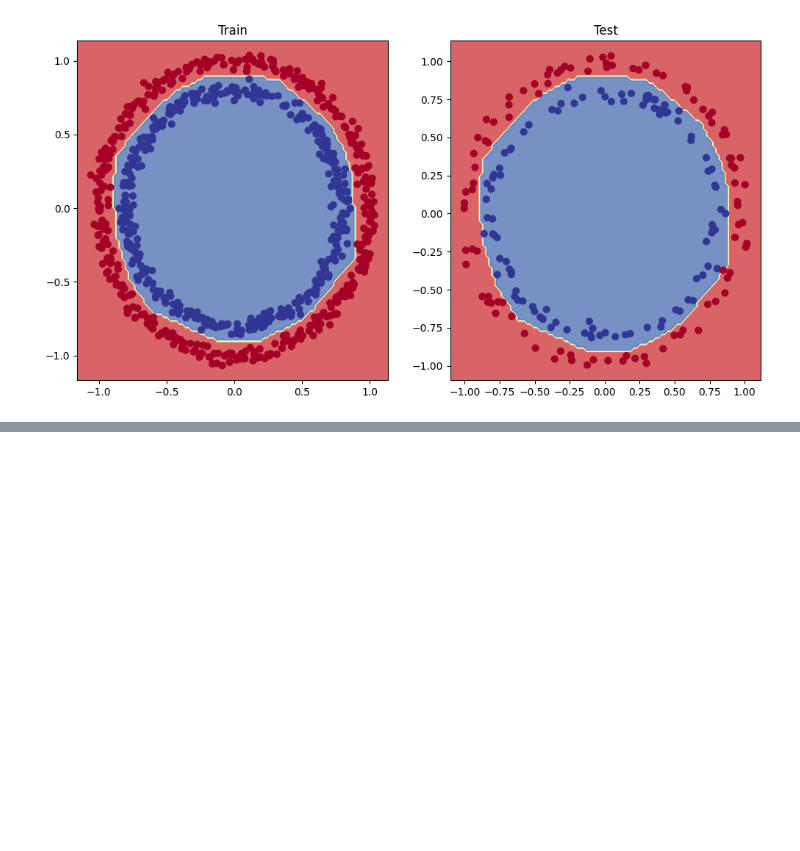
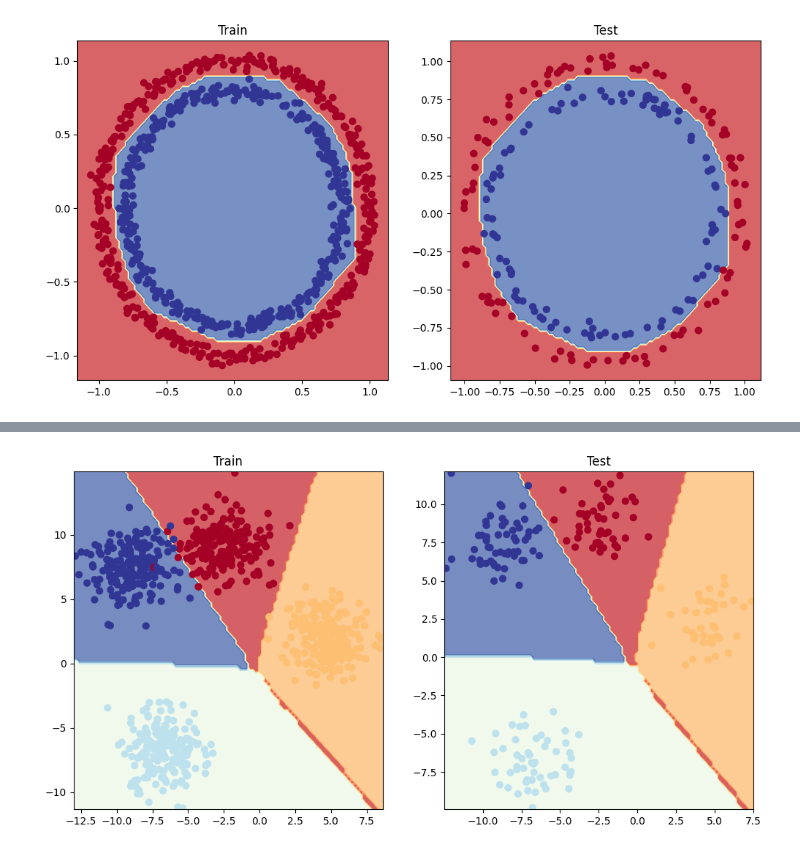
Before and after one commit to dozetype/pytorch-notes, a Jupyter notebook: classification.ipynb, the cells around one changed output, grey strips where cells are left out. Cells and saved outputs as stored; diff of their text form; code cells hidden in the pictures; blank space fills up the shorter version.

```diff
--- a/classification.ipynb
+++ b/classification.ipynb
@@ -563,0 +605,3 @@ plot_decision_boundary(model2, X_test, y_test)
+# %%
+model3 = BlobModel(input_features=NUM_FEATURES, output_features=NUM_CLASSES).to(device)
+model3
@@ -563,0 +649,5 @@ plot_decision_boundary(model2, X_test, y_test)
+# %%
+# convert prob to class
+# torch.argmax: finds index of largest value in axis
+y_preds = torch.argmax(y_preds_prob, dim=1) # dim=1 is row
+y_preds[:5]
@@ -563,0 +656,28 @@ plot_decision_boundary(model2, X_test, y_test)
+# %%
+# Training
+X_train, X_test = X_train.to(device), X_test.to(device)
+y_train, y_test = y_train.to(device), y_test.to(device)
+
+epochs = 1000
+
+for epoch in range(epochs):
+    model3.train()
+    y_logits = model3(X_train).squeeze()
+    y_preds = torch.argmax(torch.softmax(y_logits, dim=1), dim=1)
+
+    loss = loss_fn(y_logits, y_train)
+    acc = accuracy_fn(y_train, y_preds)
+
+    optimizer.zero_grad()
+    loss.backward()
+    optimizer.step()
+
+    if(epoch % 100 == 0):
+        model3.eval()
+        with torch.inference_mode():
+            test_logits = model3(X_test).squeeze()
+            test_preds = torch.argmax(torch.softmax(test_logits, dim=1), dim=1)
+            test_loss = loss_fn(test_logits, y_test)
+            test_acc = accuracy_fn(y_test, test_preds)
+
+            print(f"Epoch: {epoch} | Loss: {loss:.5f}, Acc: {acc:.2f}% | Test Loss: {test_loss:.5f}, Test Acc: {test_acc:.2f}%")
@@ -563,0 +695,11 @@ plot_decision_boundary(model2, X_test, y_test)
+# %%
+plt.figure(figsize=(12, 6))
+plt.subplot(1, 2, 1) # rows, cols, index
+plt.title("Train")
+plot_decision_boundary(model3, X_train, y_train)
+
+plt.subplot(1, 2, 2)
+plt.title("Test")
+plot_decision_boundary(model3, X_test, y_test)
+# %% [output]
+[figure, added]
```
Also changed, not shown: parts of 17 cells of this notebook.
